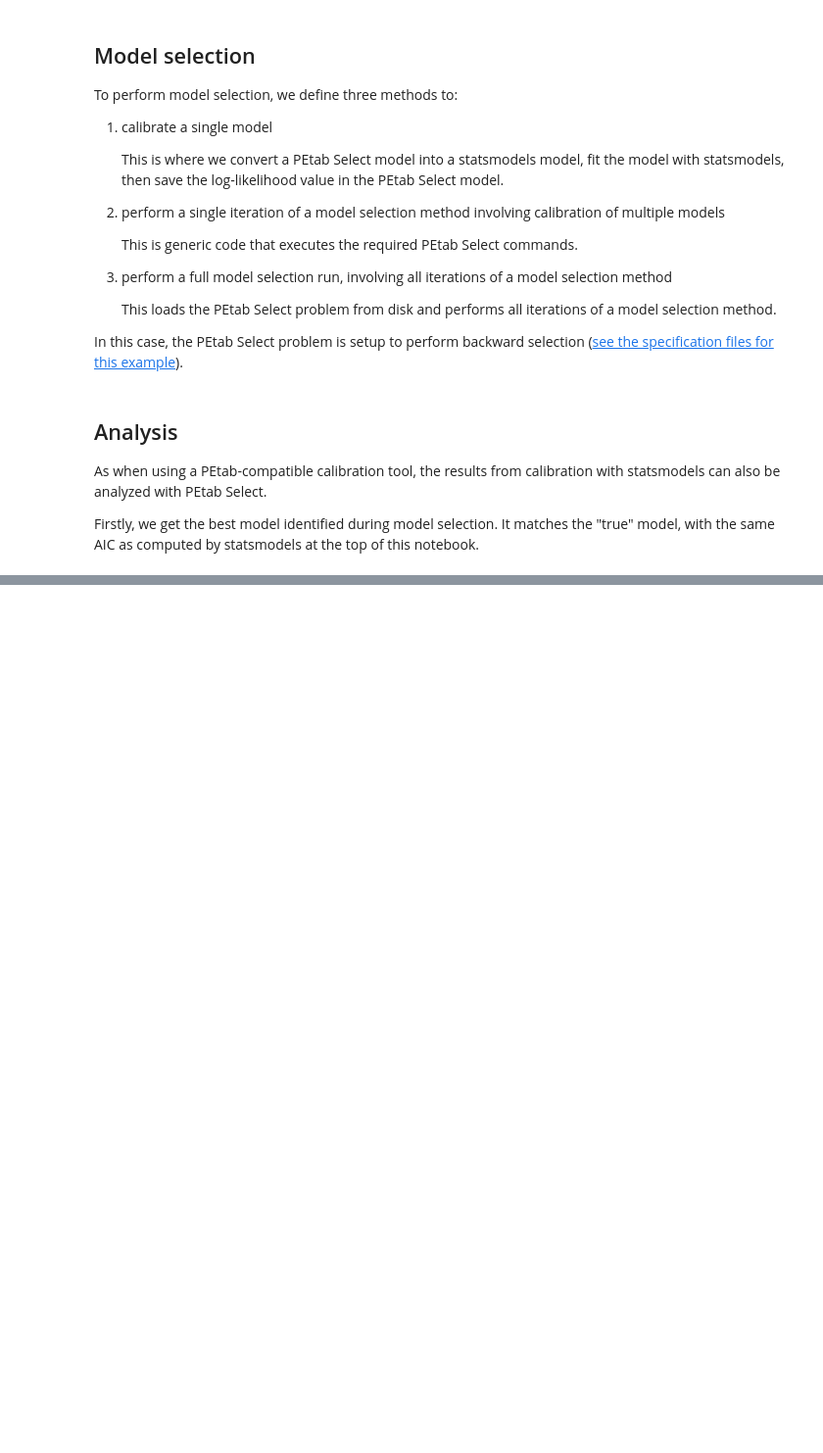
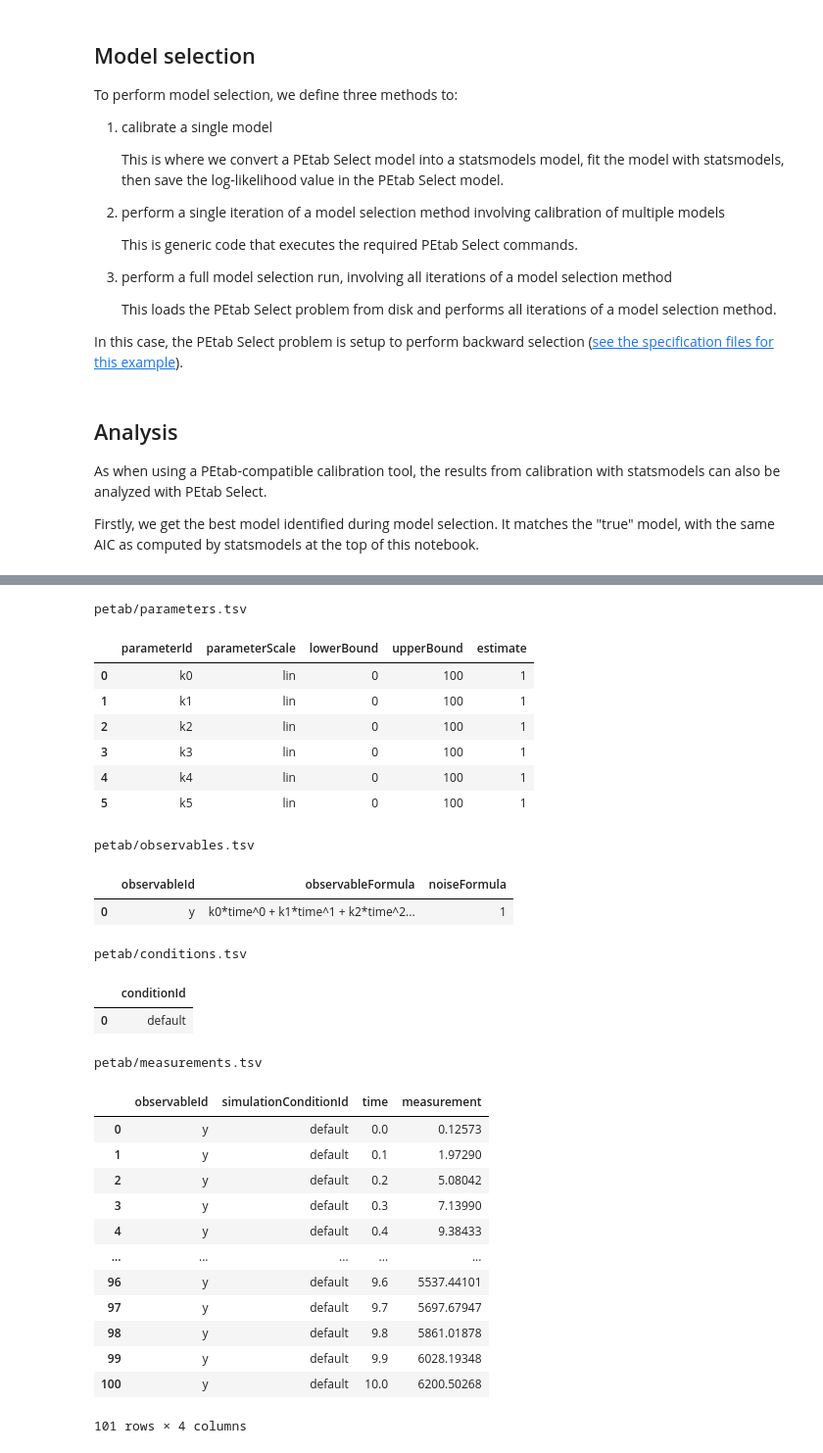
Before and after one commit to PEtab-dev/petab_select, a Jupyter notebook: doc/examples/other_model_types.ipynb, the cells around one changed output, grey strips where cells are left out. Shown at 98% size. Drawn from its saved outputs; the diff is of its cells as text; code cells hidden in the pictures; blank space fills up the shorter version.

```diff
--- a/doc/examples/other_model_types.ipynb
+++ b/doc/examples/other_model_types.ipynb
@@ -195,0 +262,41 @@ petab_select.plot.graph_iteration_layers(
+# %%
+import pandas as pd
+from IPython.display import display
+
+for petab_file in [
+    "petab/parameters.tsv",
+    "petab/observables.tsv",
+    "petab/conditions.tsv",
+    "petab/measurements.tsv",
+]:
+    print(petab_file)
+    display(pd.read_csv(f"other_model_types_problem/{petab_file}", sep="\t"))
+# %% [output]
+petab/parameters.tsv
+|  | parameterId | parameterScale | lowerBound | upperBound | estimate |
+| 0 | k0 | lin | 0 | 100 | 1 |
+| 1 | k1 | lin | 0 | 100 | 1 |
+| 2 | k2 | lin | 0 | 100 | 1 |
+| 3 | k3 | lin | 0 | 100 | 1 |
+| 4 | k4 | lin | 0 | 100 | 1 |
+| 5 | k5 | lin | 0 | 100 | 1 |
+petab/observables.tsv
+|  | observableId | observableFormula | noiseFormula |
+| 0 | y | k0*time^0 + k1*time^1 + k2*time^2... | 1 |
+petab/conditions.tsv
+|  | conditionId |
+| 0 | default |
+petab/measurements.tsv
+|  | observableId | simulationConditionId | time | measurement |
+| 0 | y | default | 0.0 | 0.12573 |
+| 1 | y | default | 0.1 | 1.97290 |
+| 2 | y | default | 0.2 | 5.08042 |
+| 3 | y | default | 0.3 | 7.13990 |
+| 4 | y | default | 0.4 | 9.38433 |
+| ... | ... | ... | ... | ... |
+| 96 | y | default | 9.6 | 5537.44101 |
+| 97 | y | default | 9.7 | 5697.67947 |
+| 98 | y | default | 9.8 | 5861.01878 |
+| 99 | y | default | 9.9 | 6028.19348 |
+| 100 | y | default | 10.0 | 6200.50268 |
+101 rows × 4 columns
```
Also changed, not shown: parts of 11 cells of this notebook, 53 other files.
